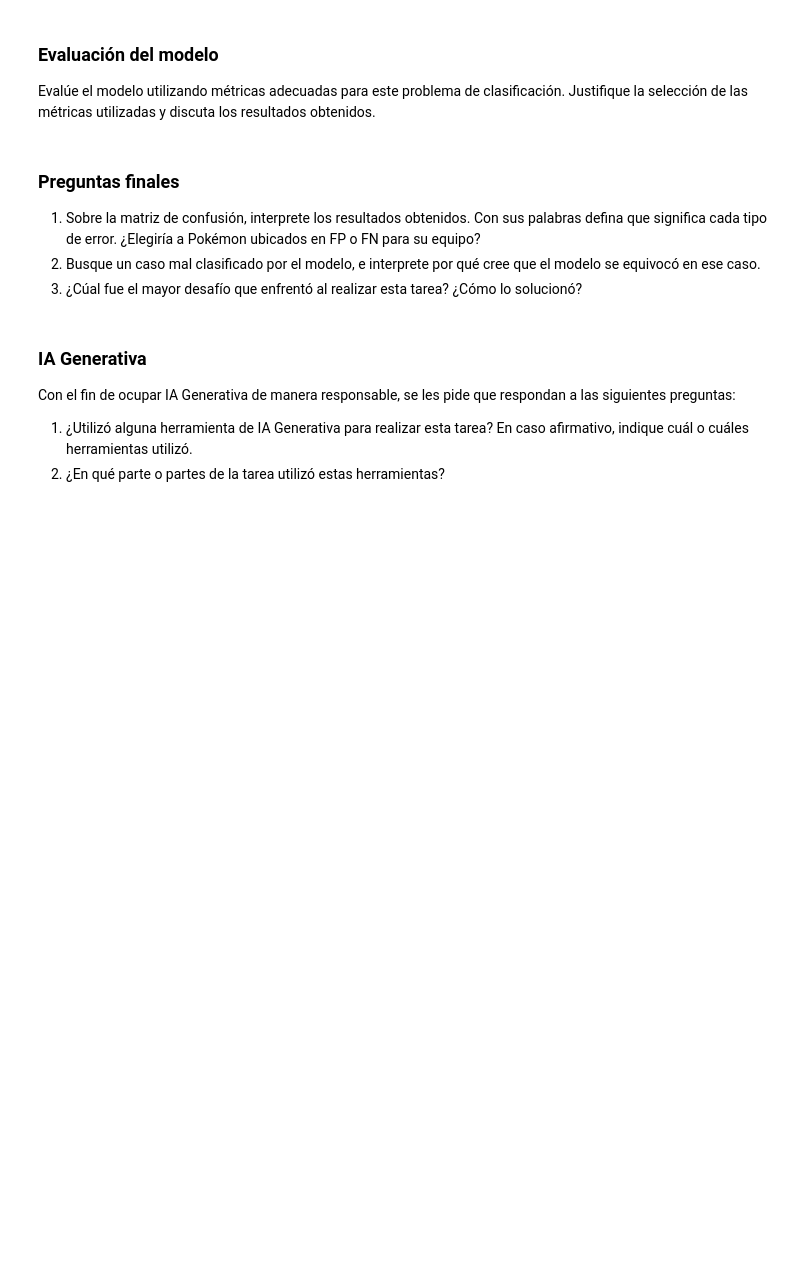
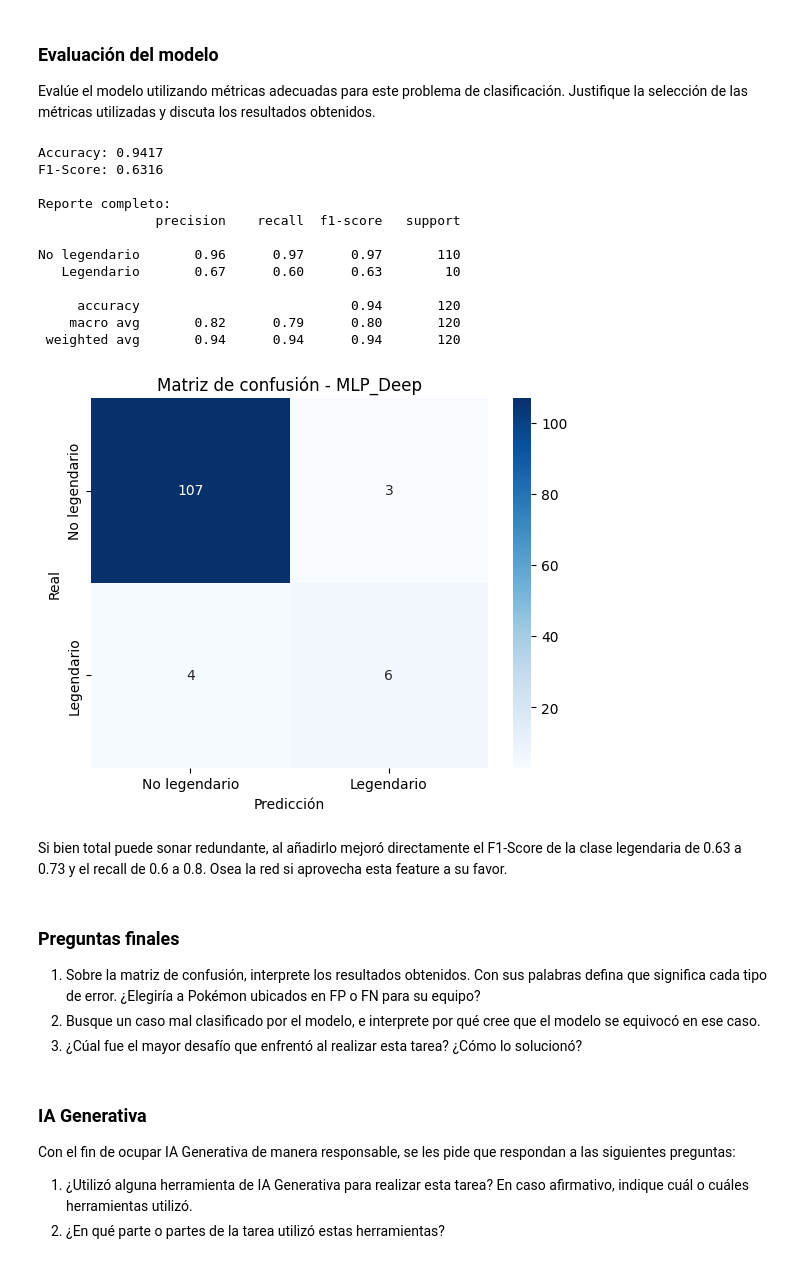
Before and after one commit to shyupss/tareann-2026, a Jupyter notebook: tarea1.ipynb, the cells around one changed output. Drawn from its saved outputs; the diff is of its cells as text; code cells hidden in the pictures; blank space fills up the shorter version.

```diff
--- a/tarea1.ipynb
+++ b/tarea1.ipynb
@@ -162,6 +252,54 @@ Entrene el modelo seleccionado utilizando el dataset preparado. Justifique las d
 # %% [markdown]
 ### Evaluación del modelo
 Evalúe el modelo utilizando métricas adecuadas para este problema de clasificación. Justifique la selección de las métricas utilizadas y discuta los resultados obtenidos.
+# %%
+from sklearn.metrics import accuracy_score, f1_score, confusion_matrix, classification_report
+import seaborn as sns
+
+# Obtenemos predicciones del modelo ganador (MLP_Deep) sobre el test-set
+model3.eval()
+y_real, y_pred = [], []
+
+with torch.no_grad():
+    for X_batch, y_batch in test_loader:
+        preds = model3(X_batch)
+        preds = (preds >= 0.5).float()
+        y_real.extend(y_batch.numpy())
+        y_pred.extend(preds.numpy())
+
+# Métricas
+acc  = accuracy_score(y_real, y_pred)
+f1   = f1_score(y_real, y_pred)
+print(f"Accuracy: {acc:.4f}")
+print(f"F1-Score: {f1:.4f}")
+print("\nReporte completo:")
+print(classification_report(y_real, y_pred, target_names=['No legendario', 'Legendario']))
+
+# Matriz de confusión
+cm = confusion_matrix(y_real, y_pred)
+sns.heatmap(cm, annot=True, fmt='d', cmap='Blues',
+            xticklabels=['No legendario', 'Legendario'],
+            yticklabels=['No legendario', 'Legendario'])
+plt.xlabel('Predicción')
+plt.ylabel('Real')
+plt.title('Matriz de confusión - MLP_Deep')
+plt.show()
+# %% [output]
+Accuracy: 0.9417
+F1-Score: 0.6316
+
+Reporte completo:
+               precision    recall  f1-score   support
+
+No legendario       0.96      0.97      0.97       110
+   Legendario       0.67      0.60      0.63        10
+
+     accuracy                           0.94       120
+    macro avg       0.82      0.79      0.80       120
+ weighted avg       0.94      0.94      0.94       120
+[figure, added]
+# %% [markdown]
+Si bien total puede sonar redundante, al añadirlo mejoró directamente el F1-Score de la clase legendaria de 0.63 a 0.73 y el recall de 0.6 a 0.8. Osea la red si aprovecha esta feature a su favor.
 # %% [markdown]
 ### Preguntas finales
 1. Sobre la matriz de confusión, interprete los resultados obtenidos. Con sus palabras defina que significa cada tipo de error. ¿Elegiría a Pokémon ubicados en FP o FN para su equipo?
```
Also changed, not shown: parts of 9 cells of this notebook, 4 other files.
